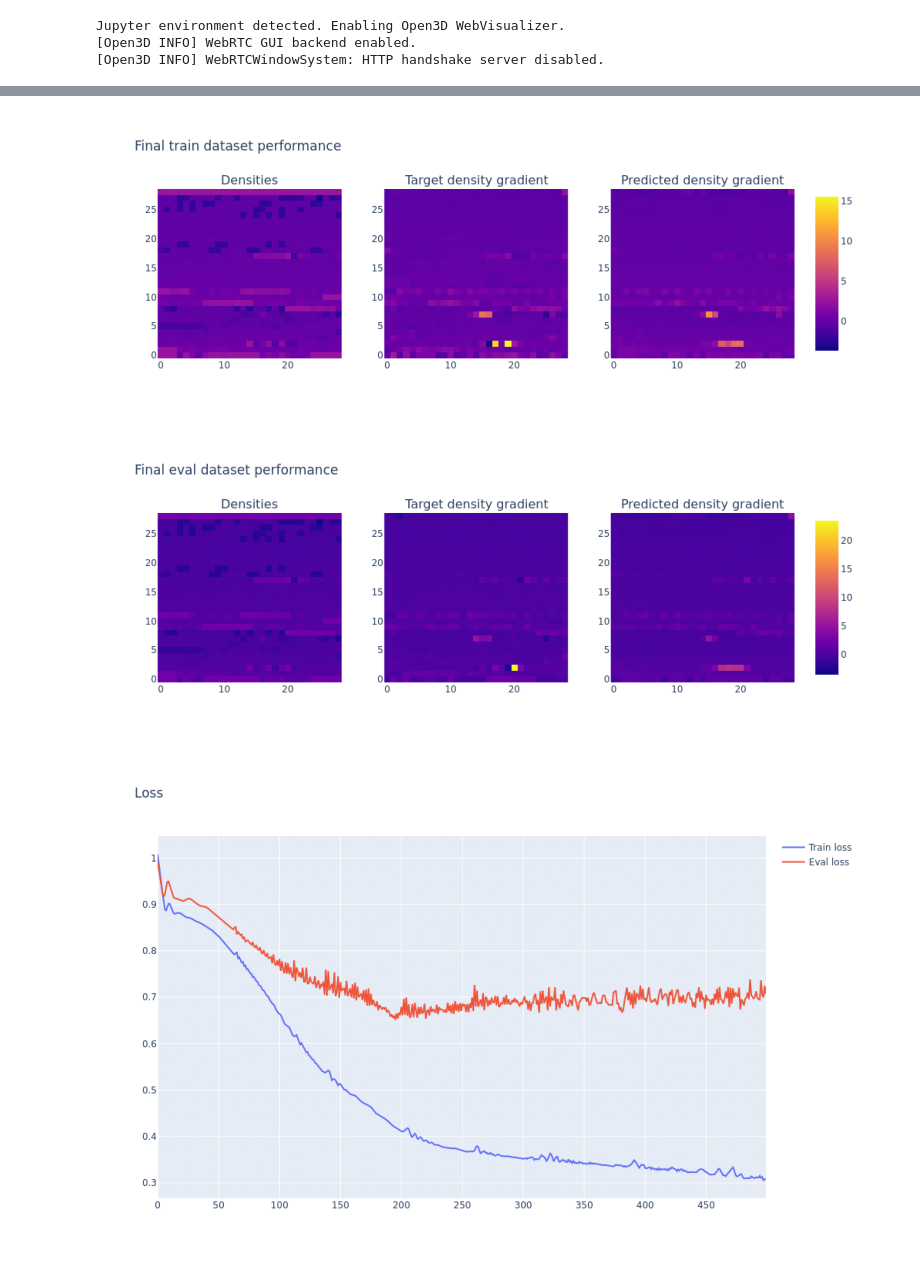
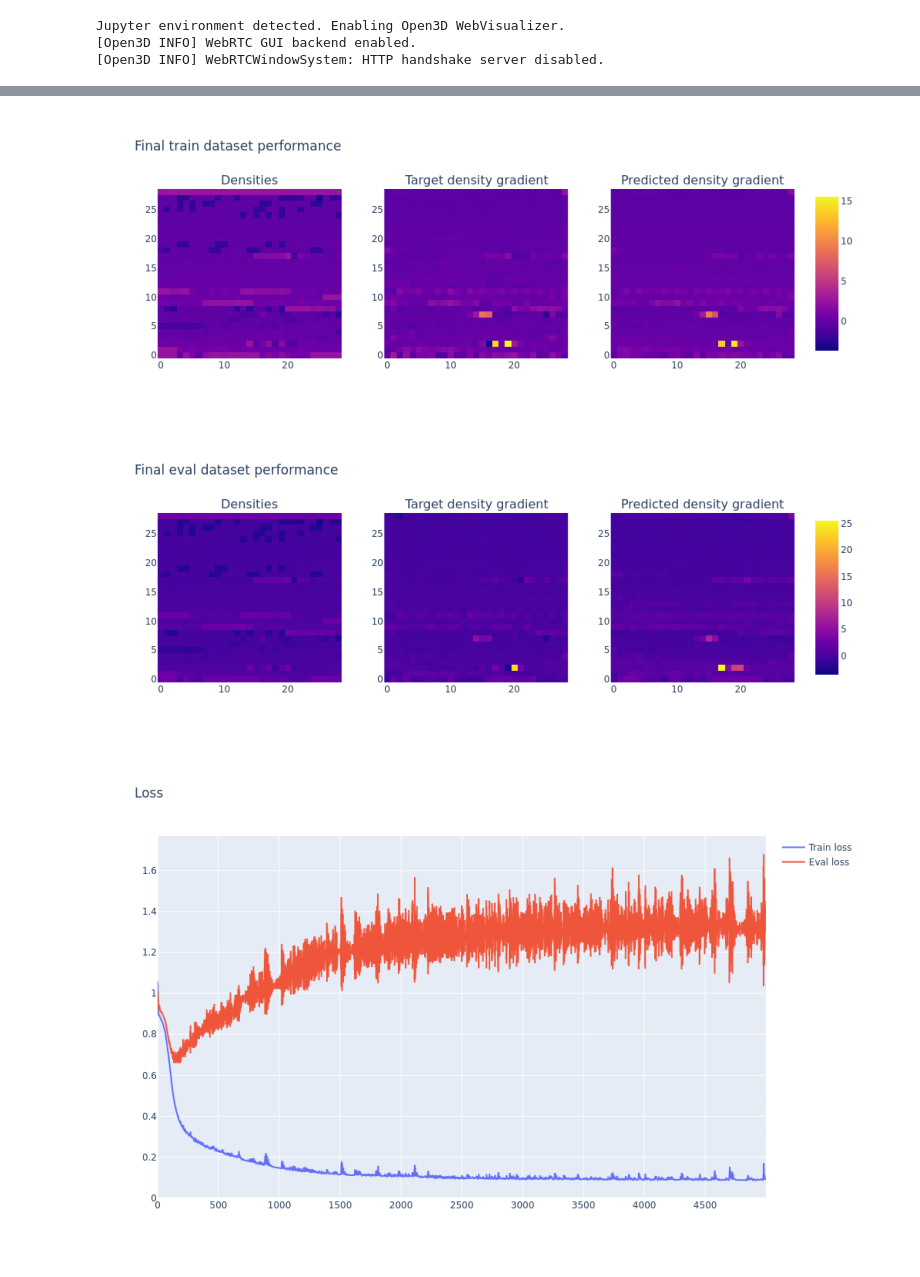
Before and after one commit to anieum/GNNDensityGradients, a Jupyter notebook: notebooks/Cconv_minimal_overfit.ipynb, the cells around one changed output, grey strips where cells are left out. Cells and saved outputs as stored; diff of their text form; code cells hidden in the pictures.

Commit message:
Update overfit with 5000 epochs

```diff
--- a/notebooks/Cconv_minimal_overfit.ipynb
+++ b/notebooks/Cconv_minimal_overfit.ipynb
@@ -241,7 +241,7 @@ optimizer = torch.optim.Adam(model.parameters(), lr=0.02)
 solver = Solver(model, dataset["train"], dataset["eval"], optimizer)
 
 make_static_img(visualize_model(model, dataset["train"], same_color_axis=True, title = "Initial train dataset performance"))
-solver.train(epochs = 500)
+solver.train(epochs = 5000)
 make_static_img(visualize_model(model, dataset["train"], same_color_axis=True, title = "Final train dataset performance"))
 make_static_img(visualize_model(model, dataset["eval"], same_color_axis=True, title = "Final eval dataset performance"))
 make_static_img(solver.plot_loss())
@@ -255,3 +267,3 @@ Epoch 400 - Train loss: 0.3322664499282837, Eval loss: 0.697110652923584
-[figure, old version]
+[figure, new version]
-[figure, old version]
+[figure, new version]
-[figure, old version]
+[figure, new version]
```
Also changed, not shown: parts of 1 cell of this notebook.
